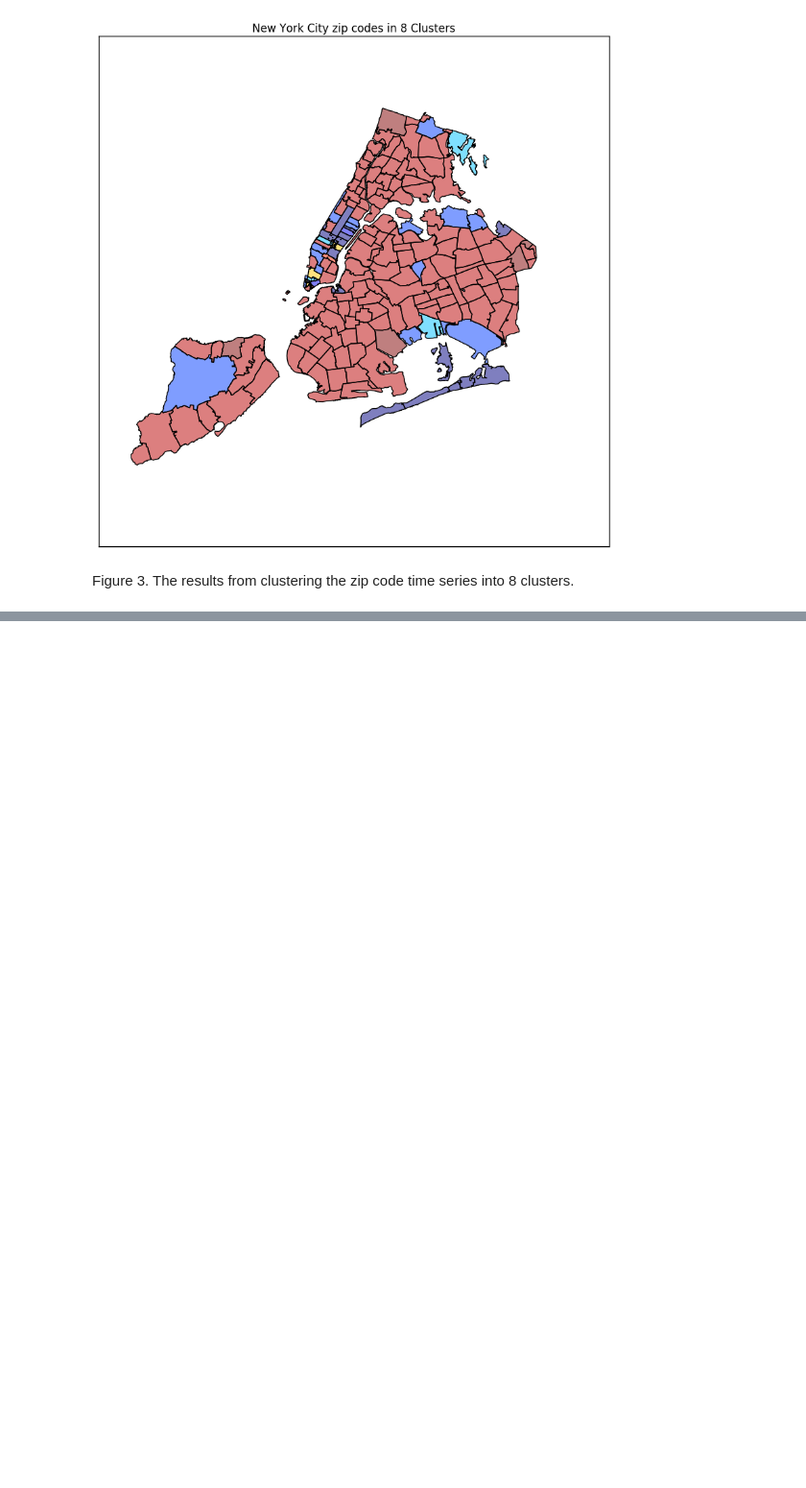
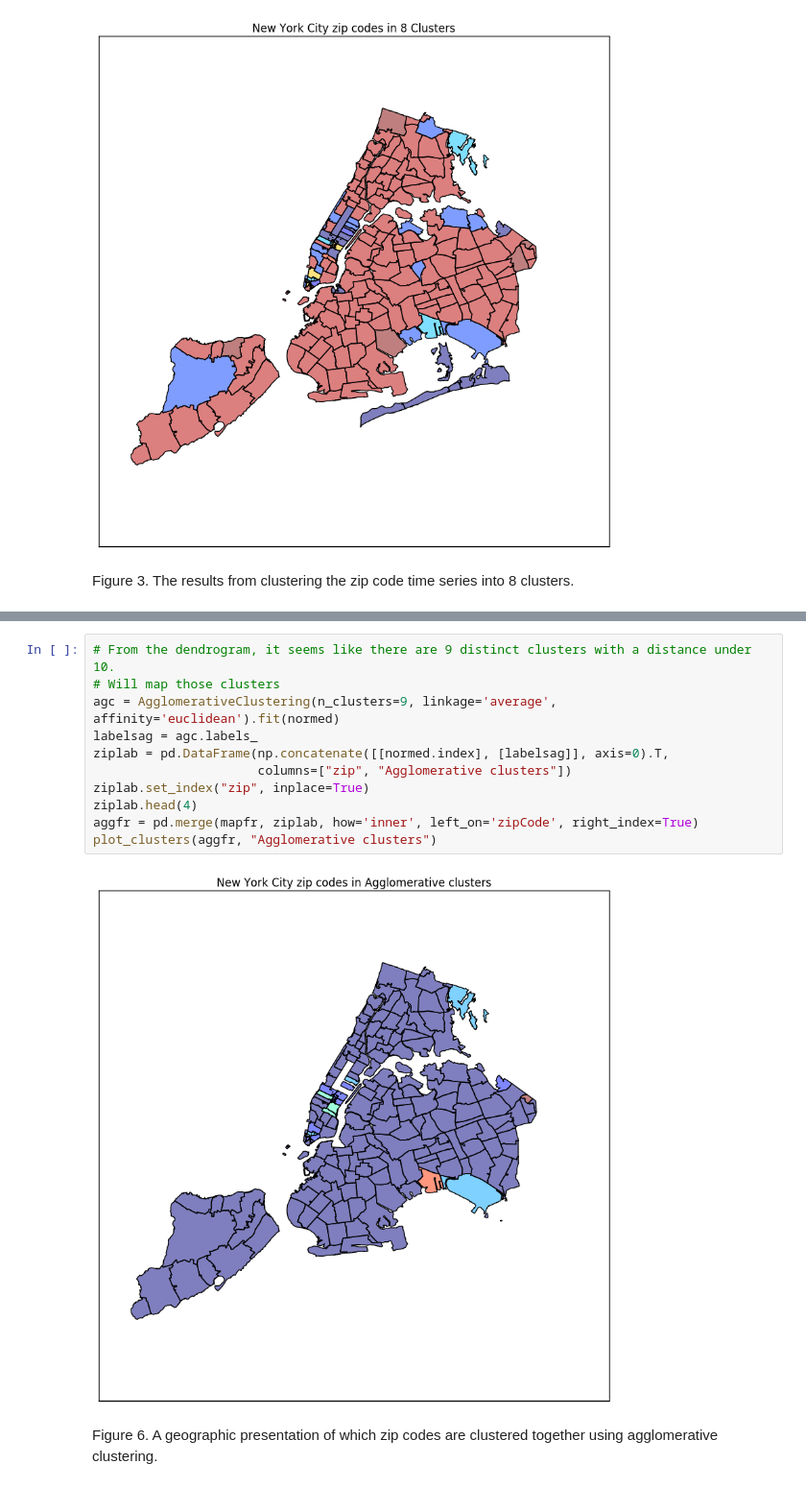
Before and after one commit to tw1574/PUI2016_tw1574, a Jupyter notebook: HW11_tw1574/Assignment2_tw1574.ipynb, the cells around one changed output, grey strips where cells are left out. Shown at 96% size. Cells and saved outputs as stored; diff of their text form; blank space fills up the shorter version.

```diff
--- a/HW11_tw1574/Assignment2_tw1574.ipynb
+++ b/HW11_tw1574/Assignment2_tw1574.ipynb
@@ -395,0 +403,15 @@ agc = AgglomerativeClustering(compute_full_tree=True, affinity=tsdist)
+# %%
+# From the dendrogram, it seems like there are 9 distinct clusters with a distance under 10.
+# Will map those clusters
+agc = AgglomerativeClustering(n_clusters=9, linkage='average', affinity='euclidean').fit(normed)
+labelsag = agc.labels_
+ziplab = pd.DataFrame(np.concatenate([[normed.index], [labelsag]], axis=0).T,
+                      columns=["zip", "Agglomerative clusters"])
+ziplab.set_index("zip", inplace=True)
+ziplab.head(4)
+aggfr = pd.merge(mapfr, ziplab, how='inner', left_on='zipCode', right_index=True)
+plot_clusters(aggfr, "Agglomerative clusters")
+# %% [output]
+[figure, added]
+# %% [markdown]
+Figure 6. A geographic presentation of which zip codes are clustered together using agglomerative clustering.
```
Also changed, not shown: parts of 4 cells of this notebook.
